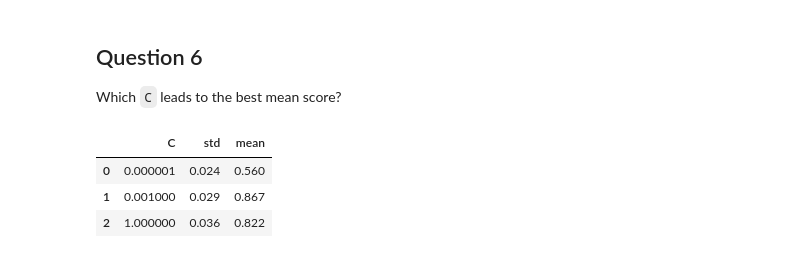
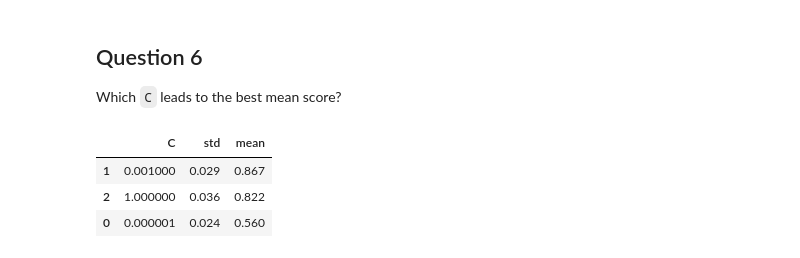
Before and after one commit to holdenparker/ml-zoomcamp-2025, a Jupyter notebook: homework/04/evaluation.ipynb, the cells around one changed output. Saved outputs shown, nothing was run; the diff lists cells and outputs as text; code cells hidden in the pictures.

```diff
--- a/homework/04/evaluation.ipynb
+++ b/homework/04/evaluation.ipynb
@@ -79,7 +79,7 @@ Which numerical variable has the highest AUC? `lead_score`, `number_of_courses_v
 # %%
 feature_importance = []
 
-for num_col in train_df.dtypes[train_df.dtypes != 'object'].index:
+for num_col in numeric_cols:
     ras = roc_auc_score(train_df.converted, train_df[num_col])
     if ras < 0.5:
         ras = roc_auc_score(train_df.converted, -train_df[num_col])
@@ -112,7 +111,8 @@ def train(tr_df, v_df, C=1.0):
     model = LogisticRegression(
         solver='liblinear',
         C=C,
-        max_iter=1000)
+        max_iter=1000
+    )
     model.fit(train_X, train_y)
 
     pred_y = model.predict_proba(val_X)[:, 1]
@@ -236,9 +236,9 @@ def kfold_c_eval(train_df):
 
     return pd.DataFrame(results, columns=['C', 'std', 'mean'])
 # %%
-kfold_c_eval(full_train_df)
+kfold_c_eval(full_train_df).sort_values(by="mean", ascending=False)
 # %% [output]
 |  | C | std | mean |
-| 0 | 0.000001 | 0.024 | 0.560 |
 | 1 | 0.001000 | 0.029 | 0.867 |
 | 2 | 1.000000 | 0.036 | 0.822 |
+| 0 | 0.000001 | 0.024 | 0.560 |
```
Also changed, not shown: parts of 3 cells of this notebook.
